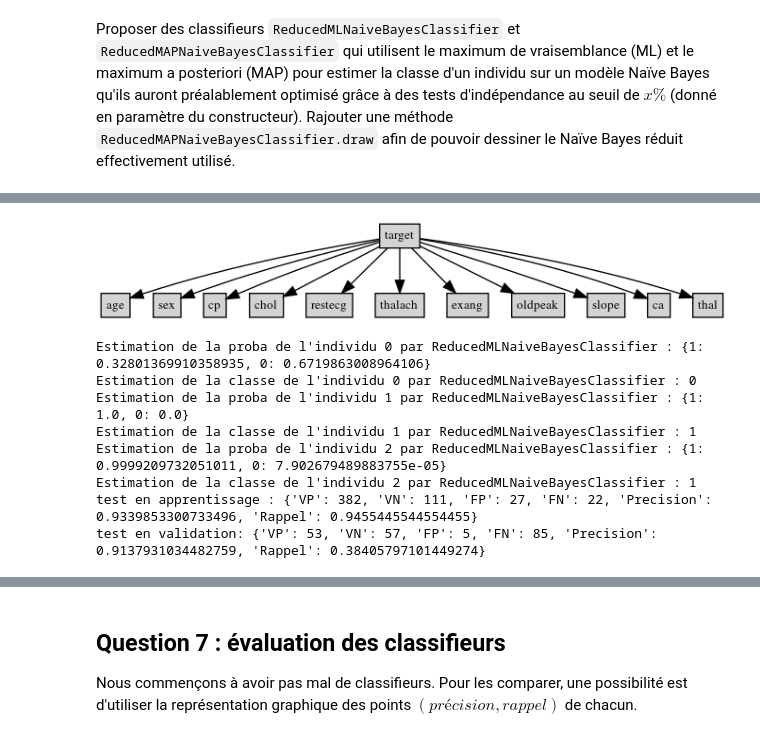
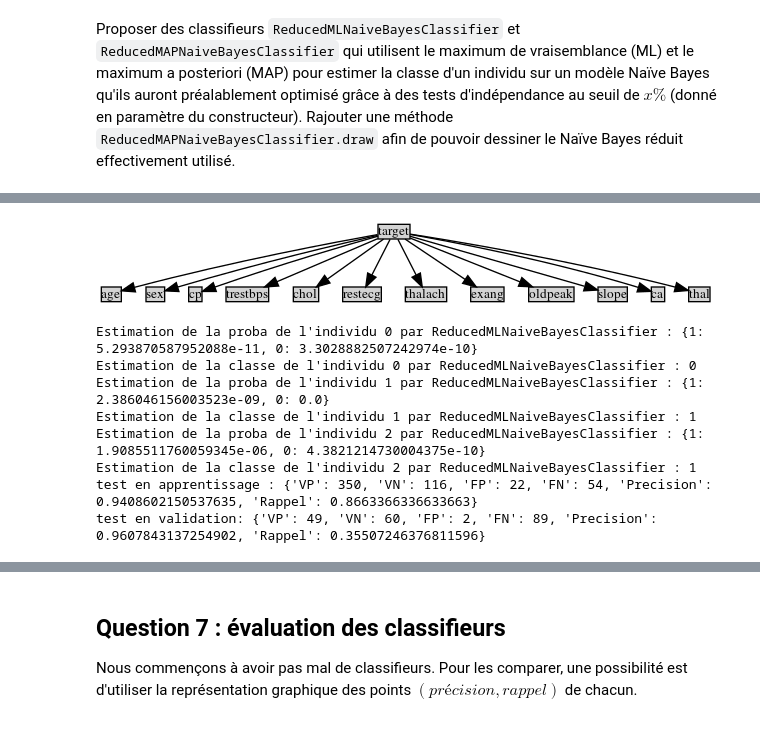
Before and after one commit to hanouticelina/probabilistic-classification, a Jupyter notebook: test_notebook.ipynb, the cells around one changed output, grey strips where cells are left out. Cells and saved outputs as stored; diff of their text form; code cells hidden in the pictures.

```diff
--- a/test_notebook.ipynb
+++ b/test_notebook.ipynb
@@ -477,8 +474,8 @@ cl.draw()
 # %%
-cl=projet.ReducedMLNaiveBayesClassifier(train,0.01)
+cl=projet.ReducedMLNaiveBayesClassifier(train,0.05)
 cl.draw()
 # %% [output]
-[figure, old version]
+[figure, new version]
 # %%
 for i in [0,1,2]:
     print("Estimation de la proba de l'individu {} par ReducedMLNaiveBayesClassifier : {}".format(i,cl.estimProbas(utils.getNthDict(train,i))))
@@ -486,14 +483,14 @@ for i in [0,1,2]:
 print("test en apprentissage : {}".format(cl.statsOnDF(train)))
 print("test en validation: {}".format(cl.statsOnDF(test)))
 # %% [output]
-Estimation de la proba de l'individu 0 par ReducedMLNaiveBayesClassifier : {1: 0.32801369910358935, 0: 0.6719863008964106}
+Estimation de la proba de l'individu 0 par ReducedMLNaiveBayesClassifier : {1: 5.293870587952088e-11, 0: 3.3028882507242974e-10}
 Estimation de la classe de l'individu 0 par ReducedMLNaiveBayesClassifier : 0
-Estimation de la proba de l'individu 1 par ReducedMLNaiveBayesClassifier : {1: 1.0, 0: 0.0}
+Estimation de la proba de l'individu 1 par ReducedMLNaiveBayesClassifier : {1: 2.386046156003523e-09, 0: 0.0}
 Estimation de la classe de l'individu 1 par ReducedMLNaiveBayesClassifier : 1
-Estimation de la proba de l'individu 2 par ReducedMLNaiveBayesClassifier : {1: 0.9999209732051011, 0: 7.902679489883755e-05}
+Estimation de la proba de l'individu 2 par ReducedMLNaiveBayesClassifier : {1: 1.9085511760059345e-06, 0: 4.3821214730004375e-10}
 Estimation de la classe de l'individu 2 par ReducedMLNaiveBayesClassifier : 1
-test en apprentissage : {'VP': 382, 'VN': 111, 'FP': 27, 'FN': 22, 'Precision': 0.9339853300733496, 'Rappel': 0.9455445544554455}
-test en validation: {'VP': 53, 'VN': 57, 'FP': 5, 'FN': 85, 'Precision': 0.9137931034482759, 'Rappel': 0.38405797101449274}
+test en apprentissage : {'VP': 350, 'VN': 116, 'FP': 22, 'FN': 54, 'Precision': 0.9408602150537635, 'Rappel': 0.8663366336633663}
+test en validation: {'VP': 49, 'VN': 60, 'FP': 2, 'FN': 89, 'Precision': 0.9607843137254902, 'Rappel': 0.35507246376811596}
 # %%
 cl=projet.ReducedMAPNaiveBayesClassifier(train,0.01)
 cl.draw()
```
Also changed, not shown: parts of 6 cells of this notebook, 1 other file.
